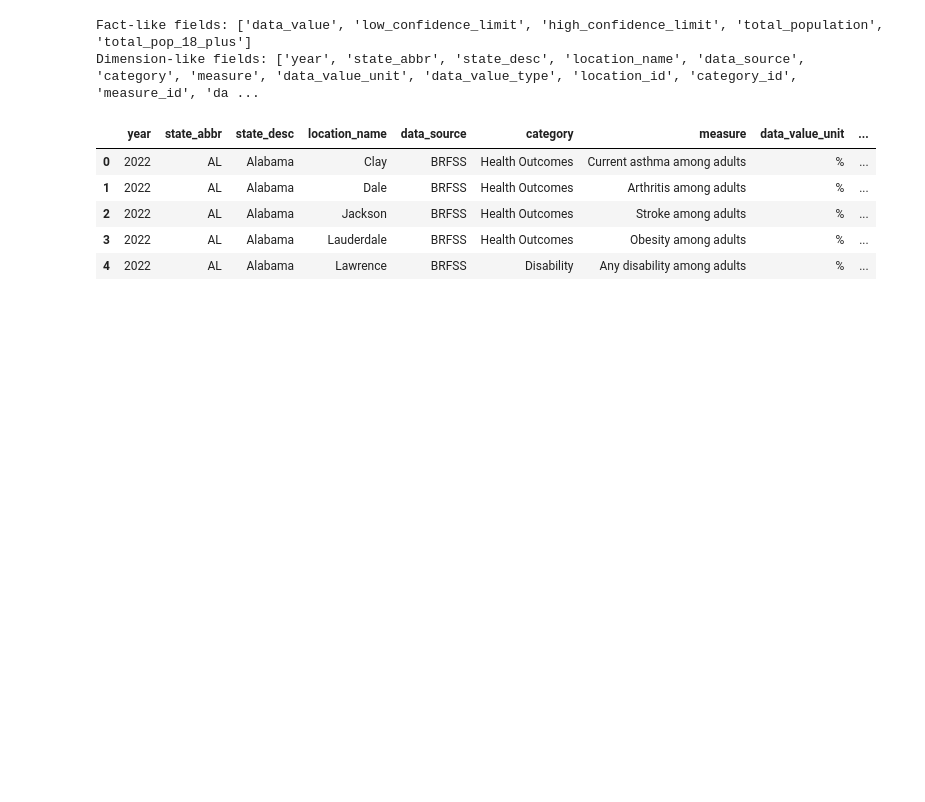
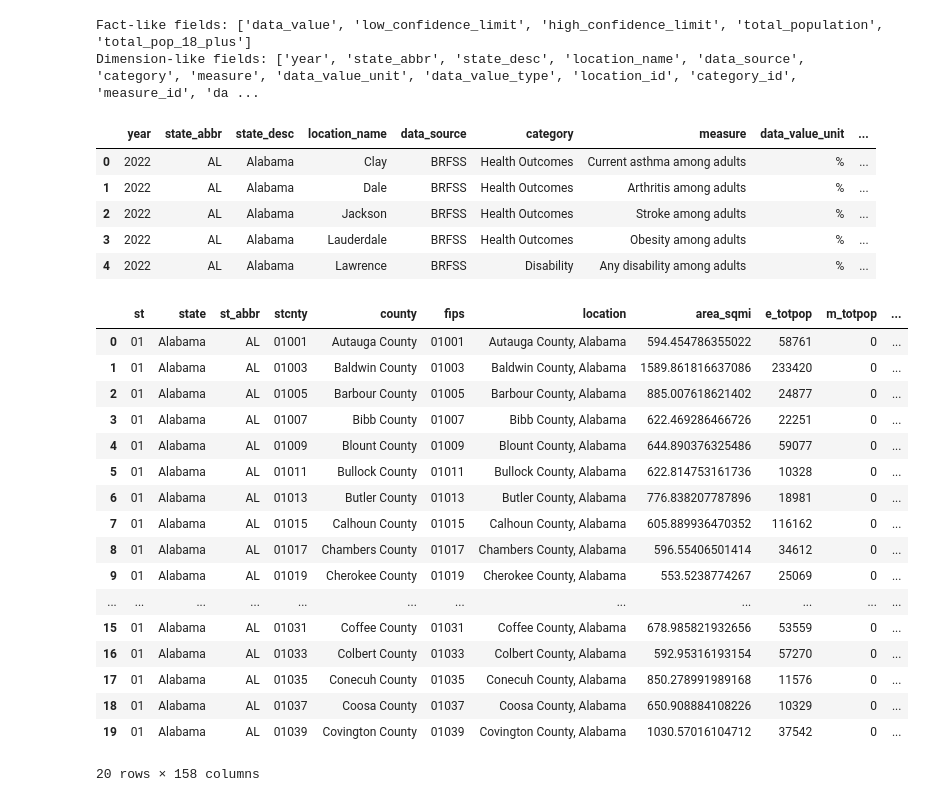
Before and after one commit to ijokoye/cdc-health-equity-pipeline, a Jupyter notebook: notebooks/postgres_analytics_inspection.ipynb, the cells around one changed output. Cells and saved outputs as stored; diff of their text form; code cells hidden in the pictures; blank space fills up the shorter version.

Commit message:
Week 3: warehouse schema created (dimensions, fact table, SVI integration, first analytical query)

```diff
--- a/notebooks/postgres_analytics_inspection.ipynb
+++ b/notebooks/postgres_analytics_inspection.ipynb
@@ -87,3 +87,26 @@ df[dimension_like].head()
 | 2 | 2022 | AL | Alabama | Jackson | BRFSS | Health Outcomes | Stroke among adults | % | ... |
 | 3 | 2022 | AL | Alabama | Lauderdale | BRFSS | Health Outcomes | Obesity among adults | % | ... |
 | 4 | 2022 | AL | Alabama | Lawrence | BRFSS | Disability | Any disability among adults | % | ... |
+# %%
+engine = create_engine("postgresql+psycopg2://ijeomaokoye@localhost:5432/health_equity")
+df = pd.read_sql_query("SELECT * FROM stg_svi LIMIT 20", engine)
+display(df)
+# %% [output]
+|  | st | state | st_abbr | stcnty | county | fips | location | area_sqmi | e_totpop | m_totpop | ... |
+| 0 | 01 | Alabama | AL | 01001 | Autauga County | 01001 | Autauga County, Alabama | 594.454786355022 | 58761 | 0 | ... |
+| 1 | 01 | Alabama | AL | 01003 | Baldwin County | 01003 | Baldwin County, Alabama | 1589.861816637086 | 233420 | 0 | ... |
+| 2 | 01 | Alabama | AL | 01005 | Barbour County | 01005 | Barbour County, Alabama | 885.007618621402 | 24877 | 0 | ... |
+| 3 | 01 | Alabama | AL | 01007 | Bibb County | 01007 | Bibb County, Alabama | 622.469286466726 | 22251 | 0 | ... |
+| 4 | 01 | Alabama | AL | 01009 | Blount County | 01009 | Blount County, Alabama | 644.890376325486 | 59077 | 0 | ... |
+| 5 | 01 | Alabama | AL | 01011 | Bullock County | 01011 | Bullock County, Alabama | 622.814753161736 | 10328 | 0 | ... |
+| 6 | 01 | Alabama | AL | 01013 | Butler County | 01013 | Butler County, Alabama | 776.838207787896 | 18981 | 0 | ... |
+| 7 | 01 | Alabama | AL | 01015 | Calhoun County | 01015 | Calhoun County, Alabama | 605.889936470352 | 116162 | 0 | ... |
+| 8 | 01 | Alabama | AL | 01017 | Chambers County | 01017 | Chambers County, Alabama | 596.55406501414 | 34612 | 0 | ... |
+| 9 | 01 | Alabama | AL | 01019 | Cherokee County | 01019 | Cherokee County, Alabama | 553.5238774267 | 25069 | 0 | ... |
+| ... | ... | ... | ... | ... | ... | ... | ... | ... | ... | ... | ... |
+| 15 | 01 | Alabama | AL | 01031 | Coffee County | 01031 | Coffee County, Alabama | 678.985821932656 | 53559 | 0 | ... |
+| 16 | 01 | Alabama | AL | 01033 | Colbert County | 01033 | Colbert County, Alabama | 592.95316193154 | 57270 | 0 | ... |
+| 17 | 01 | Alabama | AL | 01035 | Conecuh County | 01035 | Conecuh County, Alabama | 850.278991989168 | 11576 | 0 | ... |
+| 18 | 01 | Alabama | AL | 01037 | Coosa County | 01037 | Coosa County, Alabama | 650.908884108226 | 10329 | 0 | ... |
+| 19 | 01 | Alabama | AL | 01039 | Covington County | 01039 | Covington County, Alabama | 1030.57016104712 | 37542 | 0 | ... |
+20 rows × 158 columns
```
Also changed, not shown: 7 other files.
